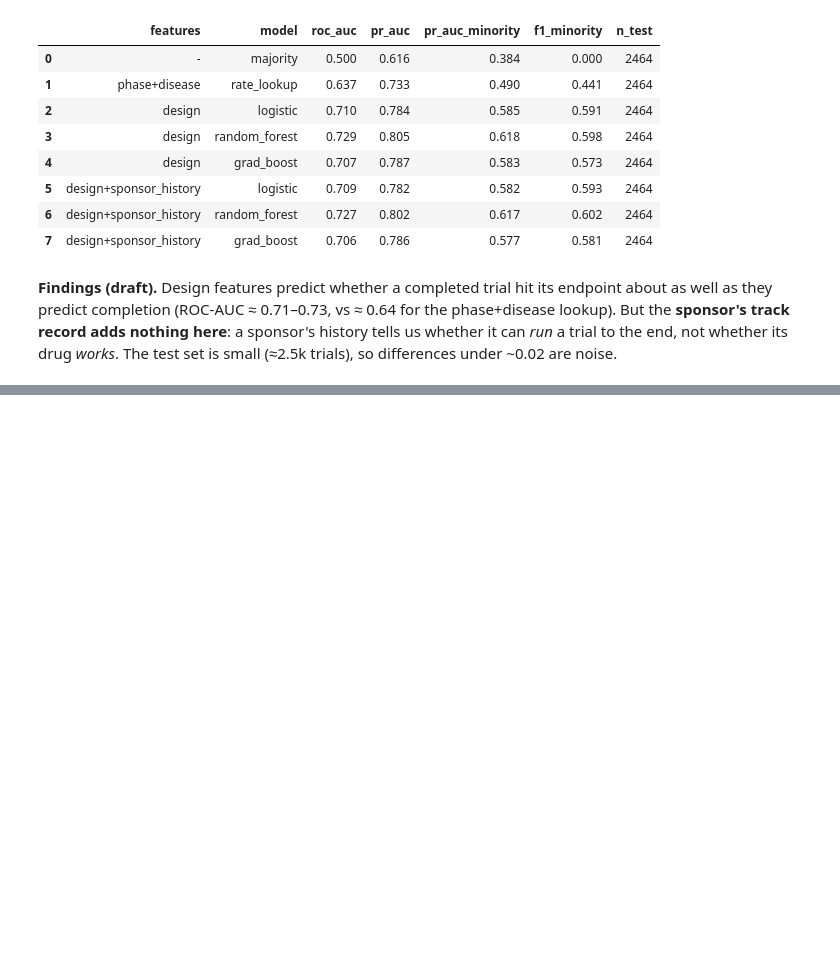
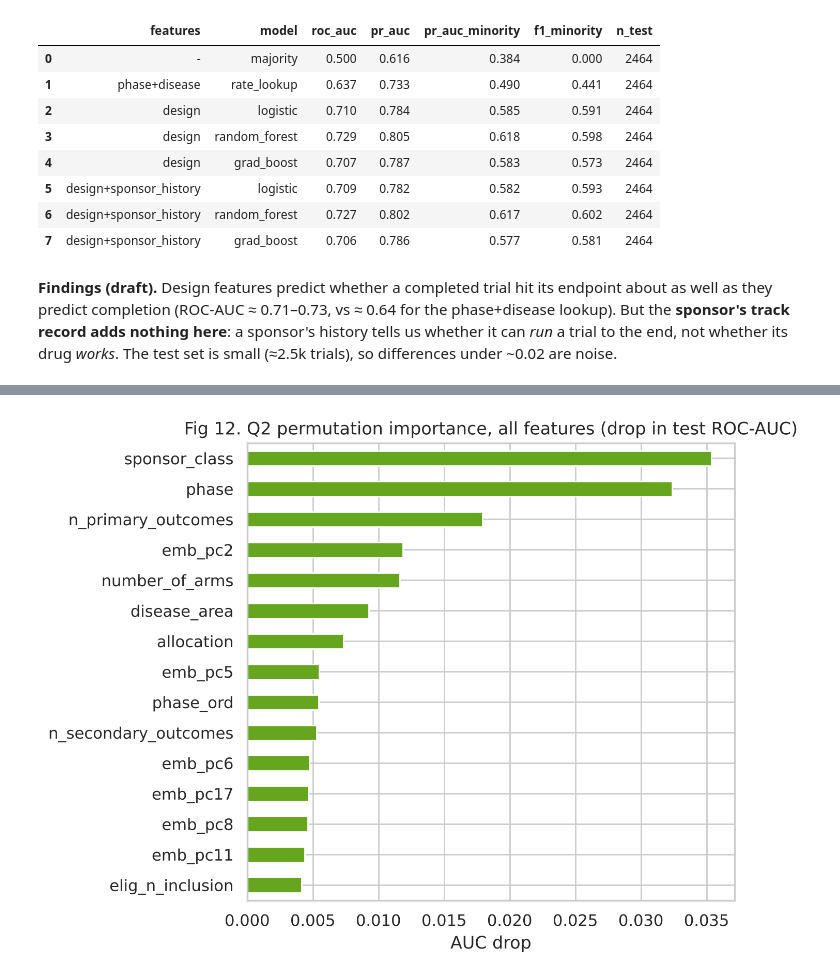
Before and after one commit to jbajaj6/DrugTrialPredictor, a Jupyter notebook: notebooks/drug_trial_predictor.ipynb, the cells around one changed output, grey strips where cells are left out. Drawn from its saved outputs; the diff is of its cells as text; code cells hidden in the pictures; blank space fills up the shorter version.

```diff
--- a/notebooks/drug_trial_predictor.ipynb
+++ b/notebooks/drug_trial_predictor.ipynb
@@ -577,0 +695,6 @@ whether its drug *works*. The test set is small (≈2.5k trials), so differences
+# %%
+fmt = {c: "{:.3f}" for c in ["roc_auc", "pr_auc", "pr_auc_minority", "f1_minority"]}
+sci_ablations = {k: M.ABLATIONS[k] for k in ["design+sponsor_history", "design+sponsor_history+science",
+                                             "design+sponsor_history+text", "all (no hype)"]}
+res_q4 = M.run(df, "met_primary", ablations=sci_ablations)
+res_q4.style.format(fmt).background_gradient(subset=["roc_auc"], cmap="Greens")
@@ -577,0 +717,8 @@ whether its drug *works*. The test set is small (≈2.5k trials), so differences
+# %%
+# Leakage check: ChEMBL curates mechanisms mostly for drugs that reached the clinic or market, so having one
+# may partly reflect later success. Refit Q1 and Q2 without that flag.
+F.FEATURE_GROUPS["science_no_flag"] = [c for c in F.SCIENCE if c != "chembl_has_mechanism"]
+check = {"design+sponsor_history+science": ["design", "sponsor_history", "science"],
+         "...without chembl_has_mechanism": ["design", "sponsor_history", "science_no_flag"]}
+pd.concat([M.run(df, tgt, ablations=check, models=["grad_boost"]).assign(target=tgt).iloc[2:]
+           for tgt in ["completed", "met_primary"]])[["target", "features", "roc_auc", "pr_auc_minority"]]
@@ -577,0 +731,8 @@ whether its drug *works*. The test set is small (≈2.5k trials), so differences
+# %%
+pipe_q2, cols_q2, t_q2 = M.fit(df, "met_primary", ["design", "sponsor_history", "science", "text"])
+imp_q2 = M.importance(pipe_q2, t_q2, cols_q2, "met_primary")
+ax = imp_q2.head(15)[::-1].plot.barh(figsize=(7, 5.5), color="#66a61e")
+ax.set(title="Fig 12. Q2 permutation importance, all features (drop in test ROC-AUC)", xlabel="AUC drop")
+plt.tight_layout(); plt.show()
+# %% [output]
+[figure, added]
```
Also changed, not shown: parts of 25 cells of this notebook.
